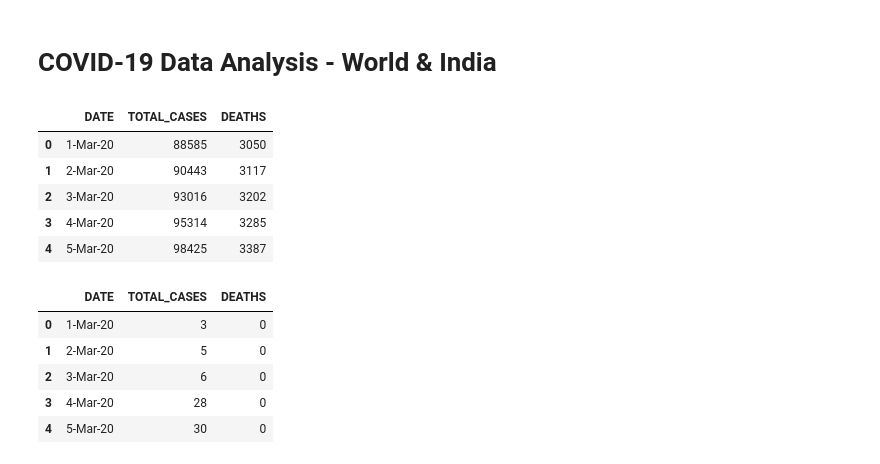
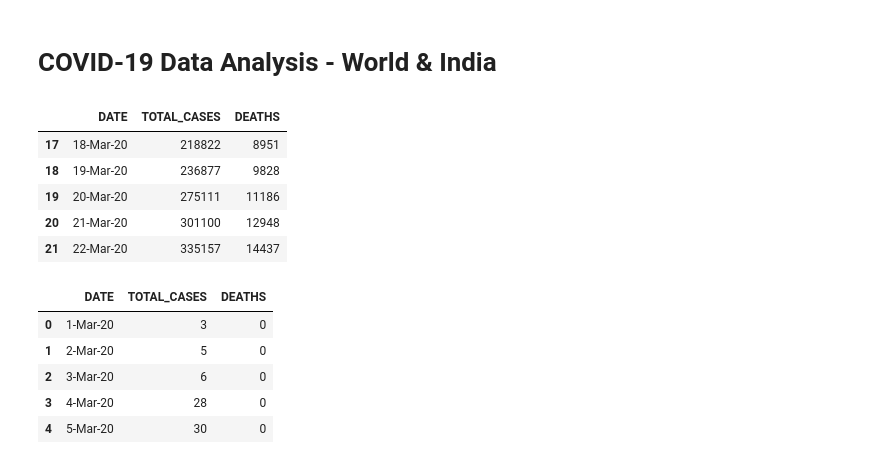
Before and after one commit to Ram-95/Python_Applications, a Jupyter notebook: Corona Tracker/COVID-19_Data_Analysis.ipynb, the cells around one changed output. Saved outputs shown, nothing was run; the diff lists cells and outputs as text; code cells hidden in the pictures.

```diff
--- a/Corona Tracker/COVID-19_Data_Analysis.ipynb
+++ b/Corona Tracker/COVID-19_Data_Analysis.ipynb
@@ -20,14 +20,14 @@ try:
 except Exception as e:
     print(f'EXCEPTION: {e}')
 # %%
-df.head()
+df.tail()
 # %% [output]
 |  | DATE | TOTAL_CASES | DEATHS |
-| 0 | 1-Mar-20 | 88585 | 3050 |
-| 1 | 2-Mar-20 | 90443 | 3117 |
-| 2 | 3-Mar-20 | 93016 | 3202 |
-| 3 | 4-Mar-20 | 95314 | 3285 |
-| 4 | 5-Mar-20 | 98425 | 3387 |
+| 17 | 18-Mar-20 | 218822 | 8951 |
+| 18 | 19-Mar-20 | 236877 | 9828 |
+| 19 | 20-Mar-20 | 275111 | 11186 |
+| 20 | 21-Mar-20 | 301100 | 12948 |
+| 21 | 22-Mar-20 | 335157 | 14437 |
 # %%
 df2.head()
 # %% [output]
```
Also changed, not shown: parts of 1 cell of this notebook, 1 other file.
